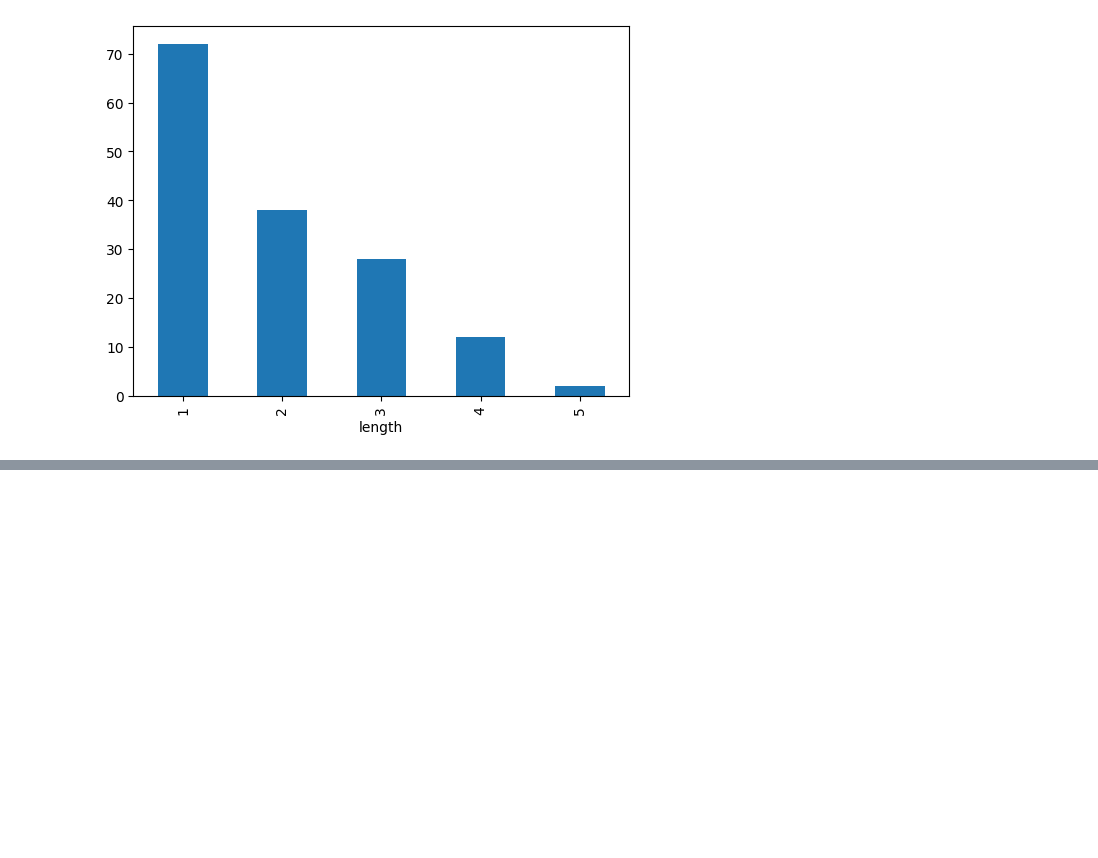
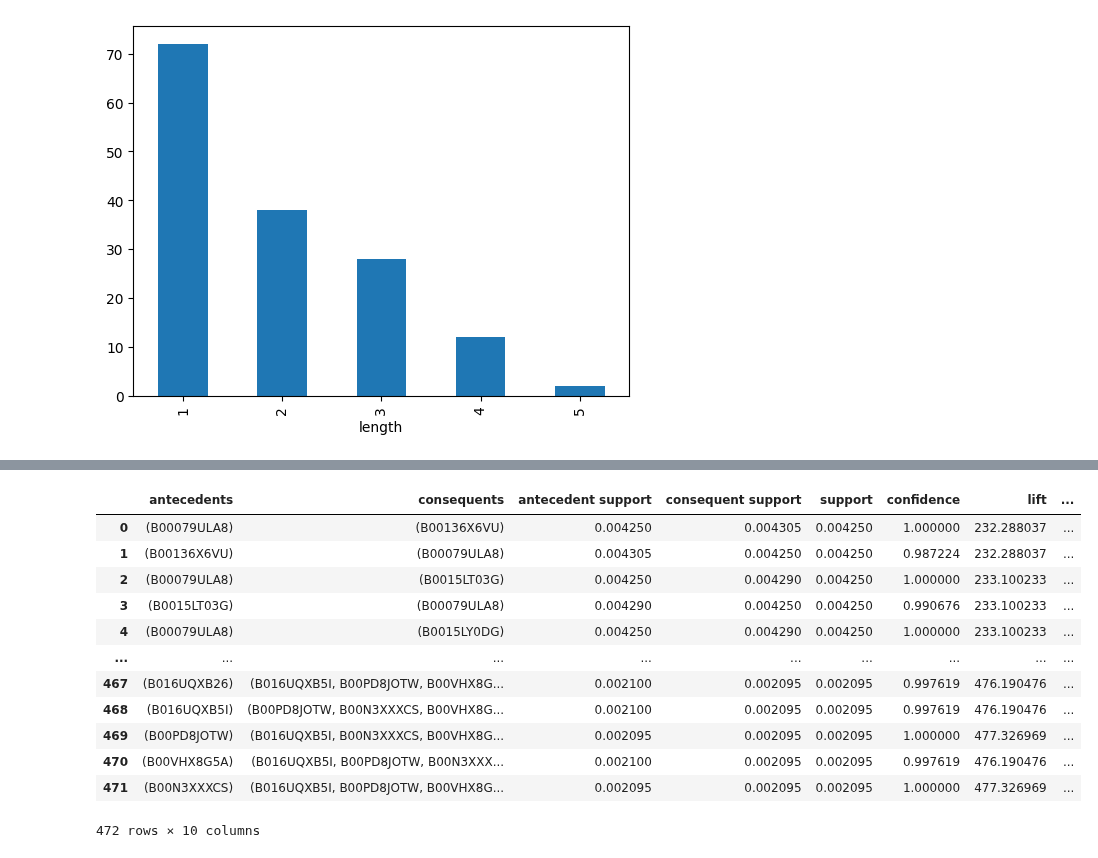
Before and after one commit to ElouanV/amazon_eda, a Jupyter notebook: notebooks/simple_pattern_mining.ipynb, the cells around one changed output, grey strips where cells are left out. Saved outputs shown, nothing was run; the diff lists cells and outputs as text; code cells hidden in the pictures; blank space fills up the shorter version.

```diff
--- a/notebooks/simple_pattern_mining.ipynb
+++ b/notebooks/simple_pattern_mining.ipynb
@@ -119,0 +156,19 @@ TypeError: dtype '<class 'list'>' not understood
+# %%
+# Extract association rules from the dataframe
+rules = association_rules(frequent_itemsets, metric="confidence", min_threshold=0.5)
+# %%
+rules
+# %% [output]
+|  | antecedents | consequents | antecedent support | consequent support | support | confidence | lift | ... |
+| 0 | (B00079ULA8) | (B00136X6VU) | 0.004250 | 0.004305 | 0.004250 | 1.000000 | 232.288037 | ... |
+| 1 | (B00136X6VU) | (B00079ULA8) | 0.004305 | 0.004250 | 0.004250 | 0.987224 | 232.288037 | ... |
+| 2 | (B00079ULA8) | (B0015LT03G) | 0.004250 | 0.004290 | 0.004250 | 1.000000 | 233.100233 | ... |
+| 3 | (B0015LT03G) | (B00079ULA8) | 0.004290 | 0.004250 | 0.004250 | 0.990676 | 233.100233 | ... |
+| 4 | (B00079ULA8) | (B0015LY0DG) | 0.004250 | 0.004290 | 0.004250 | 1.000000 | 233.100233 | ... |
+| ... | ... | ... | ... | ... | ... | ... | ... | ... |
+| 467 | (B016UQXB26) | (B016UQXB5I, B00PD8JOTW, B00VHX8G... | 0.002100 | 0.002095 | 0.002095 | 0.997619 | 476.190476 | ... |
+| 468 | (B016UQXB5I) | (B00PD8JOTW, B00N3XXXCS, B00VHX8G... | 0.002100 | 0.002095 | 0.002095 | 0.997619 | 476.190476 | ... |
+| 469 | (B00PD8JOTW) | (B016UQXB5I, B00N3XXXCS, B00VHX8G... | 0.002095 | 0.002095 | 0.002095 | 1.000000 | 477.326969 | ... |
+| 470 | (B00VHX8G5A) | (B016UQXB5I, B00PD8JOTW, B00N3XXX... | 0.002100 | 0.002095 | 0.002095 | 0.997619 | 476.190476 | ... |
+| 471 | (B00N3XXXCS) | (B016UQXB5I, B00PD8JOTW, B00VHX8G... | 0.002095 | 0.002095 | 0.002095 | 1.000000 | 477.326969 | ... |
+472 rows × 10 columns
```
Also changed, not shown: parts of 9 cells of this notebook.
